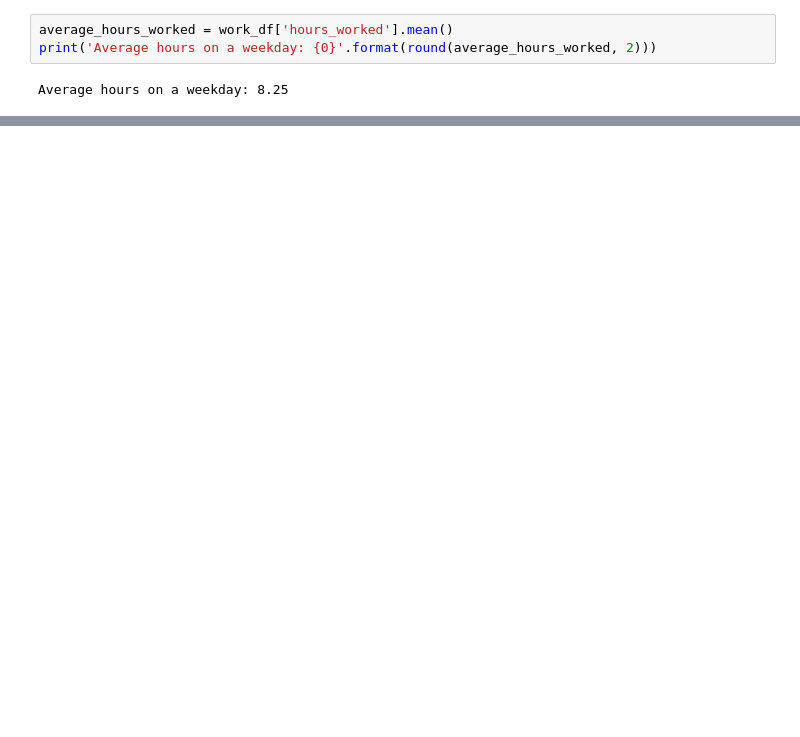
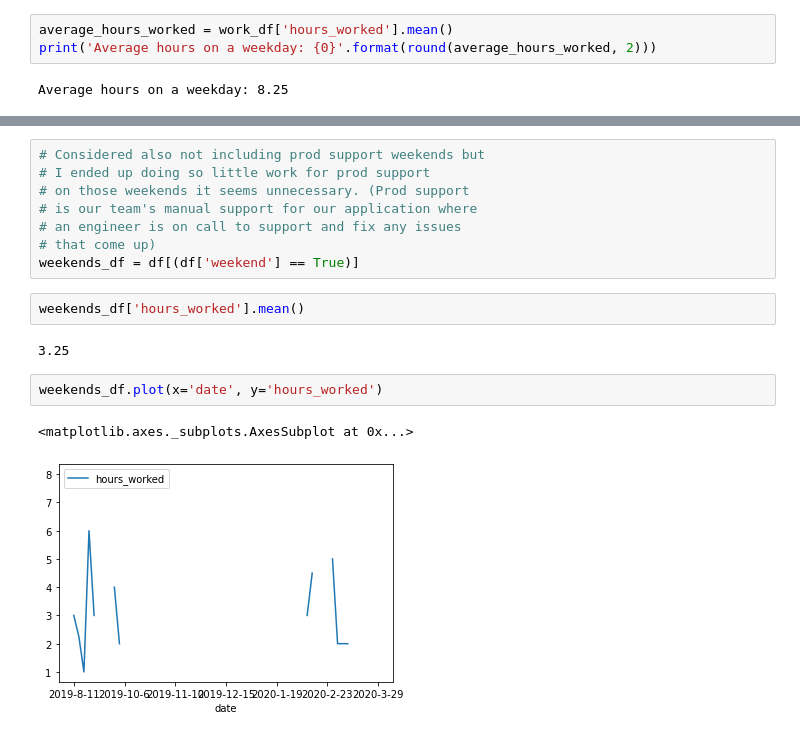
Before and after one commit to GraysonRicketts/Personal-Metrics, a Jupyter notebook: metrics-analysis/work-metrics-July-2019-April-2020.ipynb, the cells around one changed output, grey strips where cells are left out. Saved outputs shown, nothing was run; the diff lists cells and outputs as text; blank space fills up the shorter version.

```diff
--- a/metrics-analysis/work-metrics-July-2019-April-2020.ipynb
+++ b/metrics-analysis/work-metrics-July-2019-April-2020.ipynb
@@ -179,0 +226,17 @@ corr.style.background_gradient(cmap='coolwarm').set_precision(2)
+# %%
+# Considered also not including prod support weekends but
+# I ended up doing so little work for prod support
+# on those weekends it seems unnecessary. (Prod support
+# is our team's manual support for our application where
+# an engineer is on call to support and fix any issues
+# that come up)
+weekends_df = df[(df['weekend'] == True)]
+# %%
+weekends_df['hours_worked'].mean()
+# %% [output]
+3.25
+# %%
+weekends_df.plot(x='date', y='hours_worked')
+# %% [output]
+<matplotlib.axes._subplots.AxesSubplot at 0x...>
+[figure, added]
```
Also changed, not shown: parts of 17 cells of this notebook, 1 other file.
